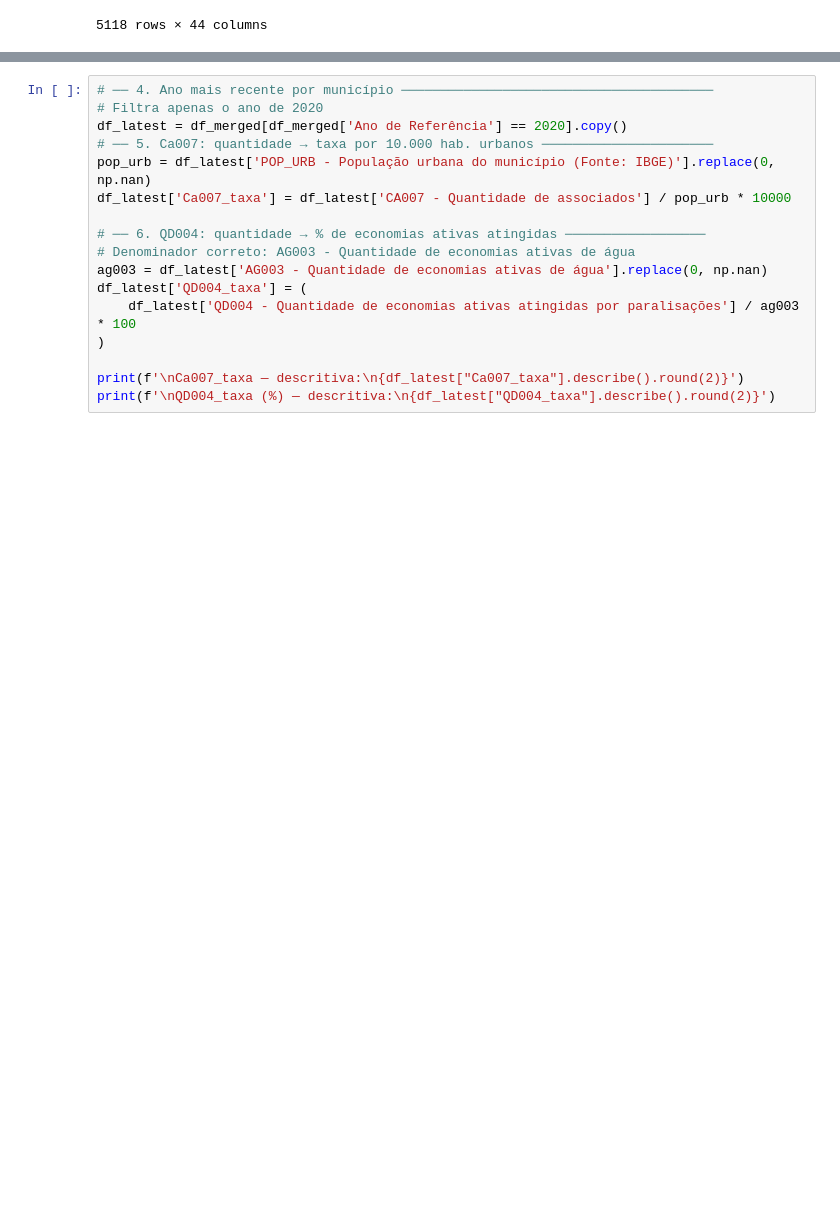
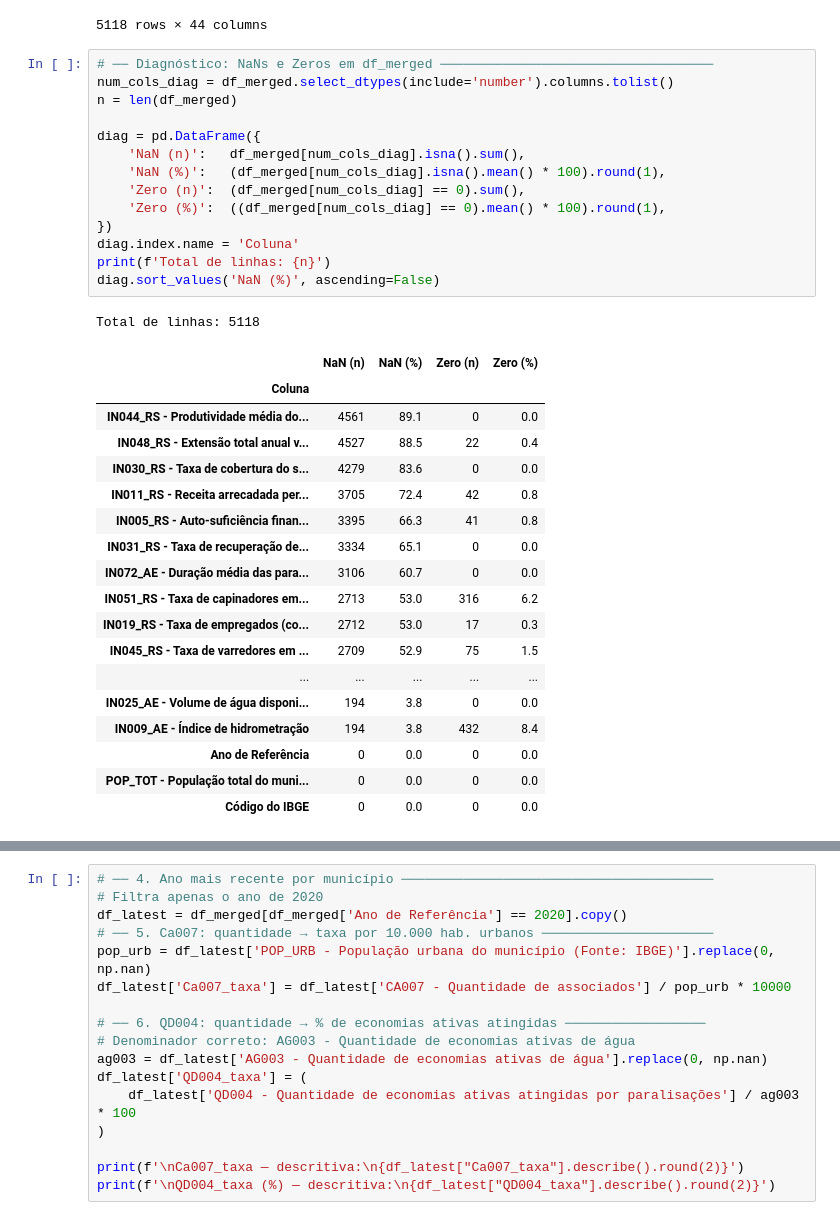
Before and after one commit to eduardocruzmf/INSA, a Jupyter notebook: INSA_2020.ipynb, the cells around one changed output, grey strips where cells are left out. Drawn from its saved outputs; the diff is of its cells as text; blank space fills up the shorter version.

```diff
--- a/INSA_2020.ipynb
+++ b/INSA_2020.ipynb
@@ -89,3 +89,37 @@ df_merged
 | 5116 | 3172103 | Volta Grande | 2022 | [31062000] Companhia de Saneament... | Esgotos | Água | Res. Sólidos | Administração pública direta | So... | ... |
 | 5117 | 3172202 | Wenceslau Braz | 2022 | [31062000] Companhia de Saneament... | Água | Res. Sólidos | Sociedade de economia mista com a... | ... |
 5118 rows × 44 columns
+# %%
+# ── Diagnóstico: NaNs e Zeros em df_merged ───────────────────────────────────
+num_cols_diag = df_merged.select_dtypes(include='number').columns.tolist()
+n = len(df_merged)
+
+diag = pd.DataFrame({
+    'NaN (n)':   df_merged[num_cols_diag].isna().sum(),
+    'NaN (%)':   (df_merged[num_cols_diag].isna().mean() * 100).round(1),
+    'Zero (n)':  (df_merged[num_cols_diag] == 0).sum(),
+    'Zero (%)':  ((df_merged[num_cols_diag] == 0).mean() * 100).round(1),
+})
+diag.index.name = 'Coluna'
+print(f'Total de linhas: {n}')
+diag.sort_values('NaN (%)', ascending=False)
+# %% [output]
+Total de linhas: 5118
+|  | NaN (n) | NaN (%) | Zero (n) | Zero (%) |
+| Coluna |  |  |  |  |
+| IN044_RS - Produtividade média do... | 4561 | 89.1 | 0 | 0.0 |
+| IN048_RS - Extensão total anual v... | 4527 | 88.5 | 22 | 0.4 |
+| IN030_RS - Taxa de cobertura do s... | 4279 | 83.6 | 0 | 0.0 |
+| IN011_RS - Receita arrecadada per... | 3705 | 72.4 | 42 | 0.8 |
+| IN005_RS - Auto-suficiência finan... | 3395 | 66.3 | 41 | 0.8 |
+| IN031_RS - Taxa de recuperação de... | 3334 | 65.1 | 0 | 0.0 |
+| IN072_AE - Duração média das para... | 3106 | 60.7 | 0 | 0.0 |
+| IN051_RS - Taxa de capinadores em... | 2713 | 53.0 | 316 | 6.2 |
+| IN019_RS - Taxa de empregados (co... | 2712 | 53.0 | 17 | 0.3 |
+| IN045_RS - Taxa de varredores em ... | 2709 | 52.9 | 75 | 1.5 |
+| ... | ... | ... | ... | ... |
+| IN025_AE - Volume de água disponi... | 194 | 3.8 | 0 | 0.0 |
+| IN009_AE - Índice de hidrometração | 194 | 3.8 | 432 | 8.4 |
+| Ano de Referência | 0 | 0.0 | 0 | 0.0 |
+| POP_TOT - População total do muni... | 0 | 0.0 | 0 | 0.0 |
+| Código do IBGE | 0 | 0.0 | 0 | 0.0 |
```
Also changed, not shown: parts of 2 cells of this notebook, 3 other files.
